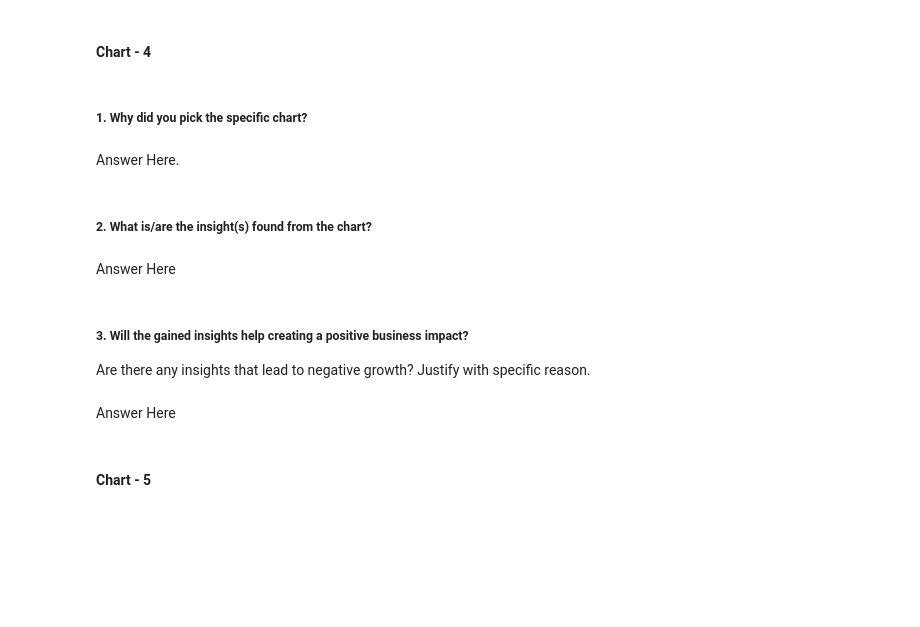
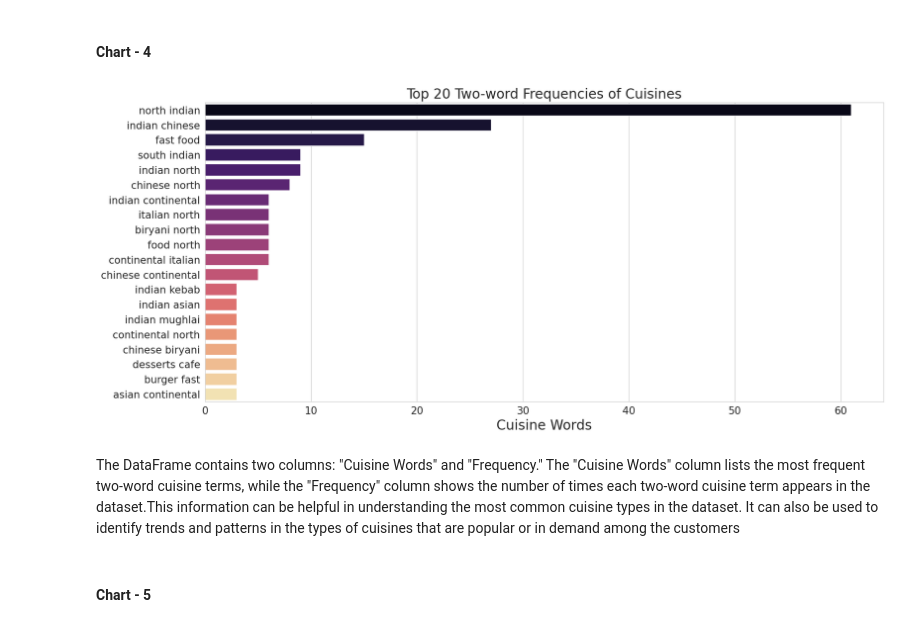
Before and after one commit to dipakpatil2001/Zomato-Restaurant-Clustering-And-Sentiment-Analysis-Unsupervised-ML, a Jupyter notebook: Zomato_Restaurant_Clustering_And_Sentiment_Analysis.ipynb, the cells around one changed output. Saved outputs shown, nothing was run; the diff lists cells and outputs as text; code cells hidden in the pictures; blank space fills up the shorter version.

```diff
--- a/Zomato_Restaurant_Clustering_And_Sentiment_Analysis.ipynb
+++ b/Zomato_Restaurant_Clustering_And_Sentiment_Analysis.ipynb
@@ -782,0 +882,8 @@ Customer Dissatisfaction.
+# %%
+# Removing the Numbers from the data.
+def cleaning_numbers(data):
+    return re.sub('[0-9]+', '', data)
+# %%
+# Implementing the cleaning.
+meta_df['Cuisines'] = meta_df['Cuisines'].apply(lambda x: cleaning_numbers(x))
+meta_df['Cuisines'].head()
@@ -782,0 +899,20 @@ Customer Dissatisfaction.
+# %%
+# Top 20 Two word Frequencies of Cuisines.
+from collections import Counter
+text = ' '.join(meta_df['Cuisines'])
+
+# separating each word from the sentences
+words = text.split()
+# Extracting the first word from the number for cuisines in the sentence.
+two_words = {' '.join(words):n for words,n in Counter(zip(words, words[1:])).items() if not  words[0][-1]==(',')}
+# %%
+# Extracting the most frequent cuisine present in the collection.
+# Counting a frequency for cuisines.
+two_words_dfc = pd.DataFrame(two_words.items(), columns=['Cuisine Words', 'Frequency'])
+
+# Sorting the most frequent cuisine at the top and order by descending
+two_words_dfc = two_words_dfc.sort_values(by = "Frequency", ascending = False)
+
+# selecting first top 20 frequent cuisine.
+two_words_20c = two_words_dfc.iloc[:20]
+two_words_20c
@@ -787,16 +939,20 @@ Customer Dissatisfaction.
-# %% [markdown]
-##### 1. Why did you pick the specific chart?
-# %% [markdown]
-Answer Here.
-# %% [markdown]
-##### 2. What is/are the insight(s) found from the chart?
-# %% [markdown]
-Answer Here
-# %% [markdown]
-##### 3. Will the gained insights help creating a positive business impact?
-Are there any insights that lead to negative growth? Justify with specific reason.
-# %% [markdown]
-Answer Here
+# %%
+# Chart - 4 visualization code
+# Visualizing the frequency of the Cuisines.
+sns.set_style("whitegrid")
+plt.figure(figsize = (18, 8))
+sns.barplot(y = "Cuisine Words", x = "Frequency", data = two_words_20c, palette = "magma")
+plt.title("Top 20 Two-word Frequencies of Cuisines", size = 20)
+plt.xticks(size = 15)
+plt.yticks(size = 15)
+plt.xlabel("Cuisine Words", size = 20)
+plt.ylabel(None)
+plt.savefig("Top_20_Two-word_Frequencies_of_Cuisines.png")
+plt.show()
+# %% [output]
+[figure, added]
+# %% [markdown]
+The DataFrame contains two columns: "Cuisine Words" and "Frequency." The "Cuisine Words" column lists the most frequent two-word cuisine terms, while the "Frequency" column shows the number of times each two-word cuisine term appears in the dataset.This information can be helpful in understanding the most common cuisine types in the dataset. It can also be used to identify trends and patterns in the types of cuisines that are popular or in demand among the customers
 # %% [markdown]
 #### Chart - 5
 # %%
```
Also changed, not shown: parts of 27 cells of this notebook.
